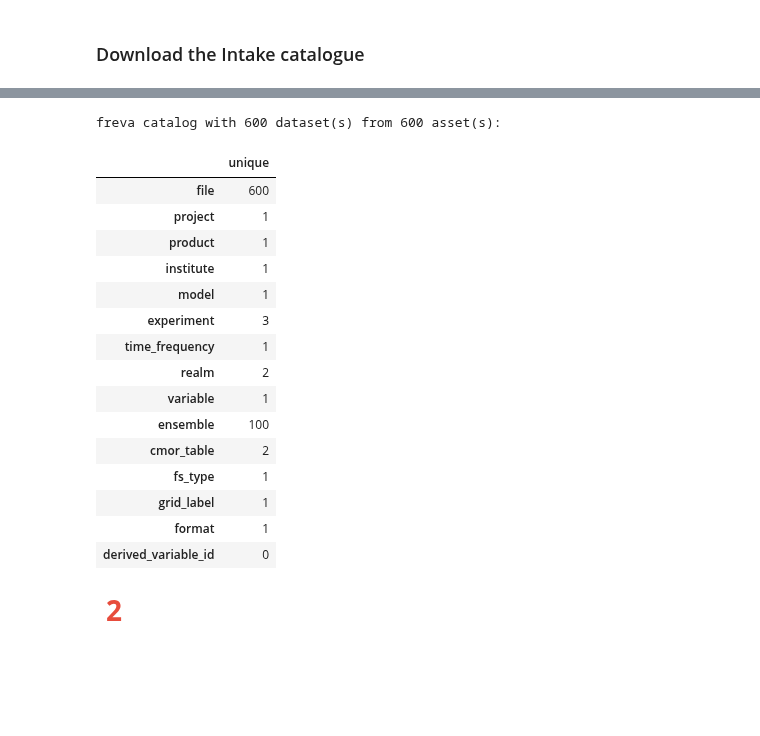
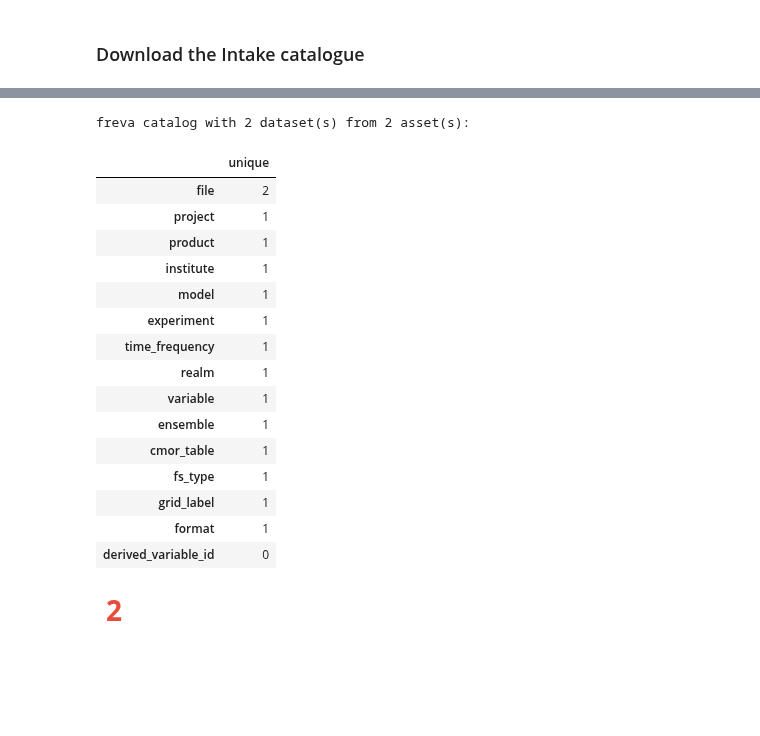
Before and after one commit to freva-org/Talks, a Jupyter notebook: DataSearchWorkshop2025/FrevaWorkshop.ipynb, the cells around one changed output, grey strips where cells are left out. Saved outputs shown, nothing was run; the diff lists cells and outputs as text; code cells hidden in the pictures.

```diff
--- a/DataSearchWorkshop2025/FrevaWorkshop.ipynb
+++ b/DataSearchWorkshop2025/FrevaWorkshop.ipynb
@@ -1225,22 +1243,26 @@ cmd("databrowser intake-catalogue  --host www.gems.dkrz.de --flavour cmip6 mip_e
 # %% [markdown]
 <img src="https://cdn.jsdelivr.net/gh/devicons/devicon/icons/python/python-original.svg" width="40" style="display: block; margin: 0; text-align: left;">
 # %%
-
+db = databrowser(mip_era="mpi-ge", variable_id="tas",
+                 frequency="mon", time="2025-01 to 2100-12",
+                 experiment_id="picontrol", flavour="cmip6",
+                 host="https://www.gems.dkrz.de"
+                )
 db.intake_catalogue()
 # %% [output]
-freva catalog with 600 dataset(s) from 600 asset(s):
+freva catalog with 2 dataset(s) from 2 asset(s):
 |  | unique |
-| file | 600 |
+| file | 2 |
 | project | 1 |
 | product | 1 |
 | institute | 1 |
 | model | 1 |
-| experiment | 3 |
+| experiment | 1 |
 | time_frequency | 1 |
-| realm | 2 |
+| realm | 1 |
 | variable | 1 |
-| ensemble | 100 |
-| cmor_table | 2 |
+| ensemble | 1 |
+| cmor_table | 1 |
 | fs_type | 1 |
 | grid_label | 1 |
 | format | 1 |
```
Also changed, not shown: parts of 19 cells of this notebook, 4 other files.
